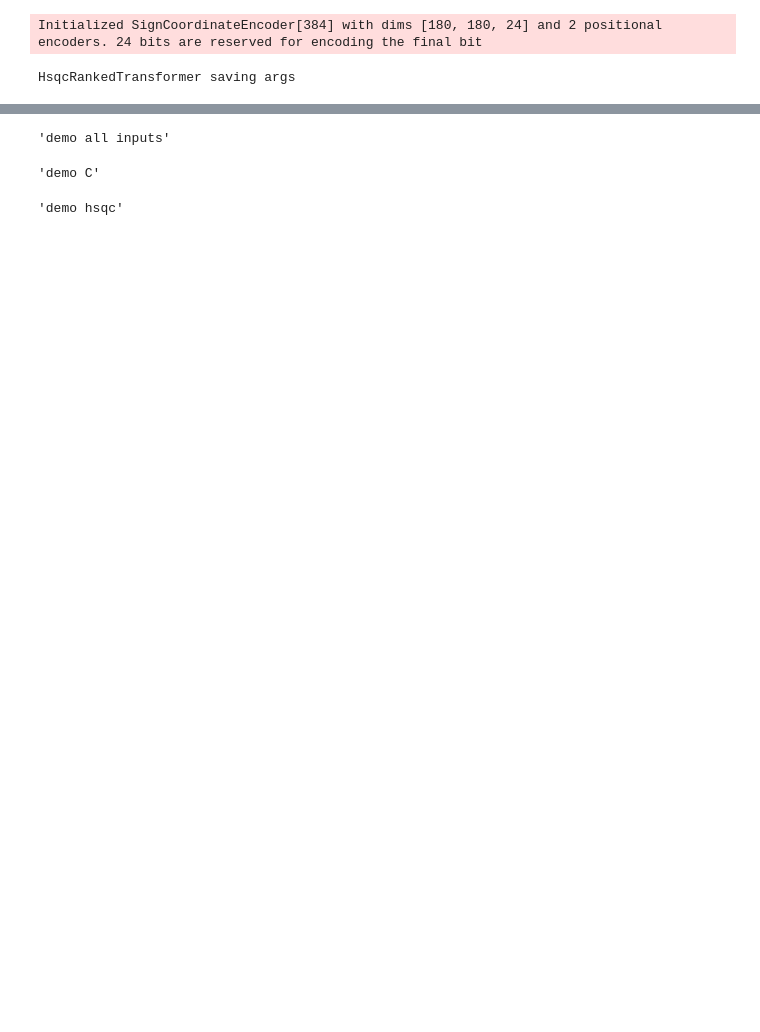
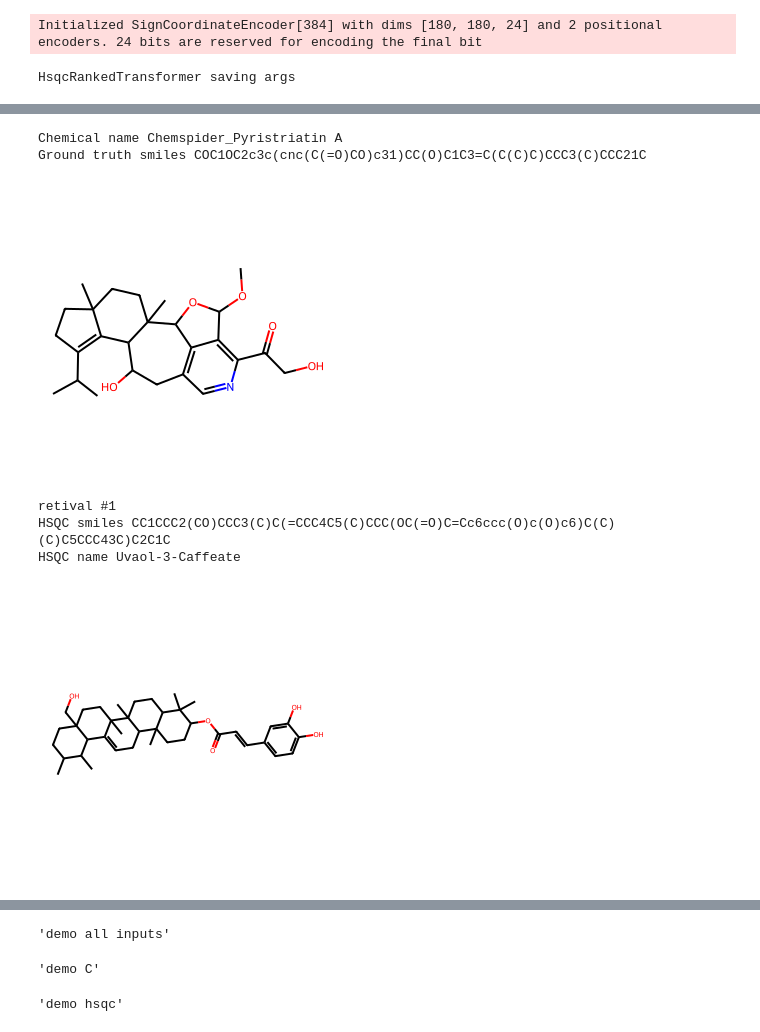
Before and after one commit to xwd0418/Spectre, a Jupyter notebook: inference_demo.ipynb, the cells around one changed output, grey strips where cells are left out. Drawn from its saved outputs; the diff is of its cells as text; code cells hidden in the pictures; blank space fills up the shorter version.

```diff
--- a/inference_demo.ipynb
+++ b/inference_demo.ipynb
@@ -144,0 +177,41 @@ chemical_names_lookup[int(filename.split(".")[0])]
+# %%
+'''for a single model, show top-5'''
+
+for  which_compound in [5]:
+
+
+
+    for idx, batch in enumerate(loader_only_hsqc):
+        if idx < which_compound:
+            continue
+        inputs, (smiles_chemical_name) = batch
+
+        batch[0] = batch[0].to("cuda")
+        topk_idx = model.predict_step(batch, idx, dataloader_idx=3)
+        break
+
+    # ground truth
+    smiles, names = zip(*smiles_chemical_name)
+    mol = Chem.MolFromSmiles(smiles[0])
+    print(f"Chemical name {names[0]}")
+    print(f"Ground truth smiles {smiles[0]}")
+    img = Draw.MolToImage(mol)
+    img.show()
+
+
+    for topk in range(1):
+        pred_smile, pred_name = smiles_and_names[topk_idx[topk][0]]
+        mol = Chem.MolFromSmiles(pred_smile)
+        print(f"retival #{topk+1}")
+        print(f"HSQC smiles {pred_smile}")
+        print(f"HSQC name {pred_name}")
+        img = Draw.MolToImage(mol)
+        img.show()
+# %% [output]
+Chemical name Chemspider_Pyristriatin A
+Ground truth smiles COC1OC2c3c(cnc(C(=O)CO)c31)CC(O)C1C3=C(C(C)C)CCC3(C)CCC21C
+[figure, added]
+retival #1
+HSQC smiles CC1CCC2(CO)CCC3(C)C(=CCC4C5(C)CCC(OC(=O)C=Cc6ccc(O)c(O)c6)C(C)(C)C5CCC43C)C2C1C
+HSQC name Uvaol-3-Caffeate
+[figure, added]
```
Also changed, not shown: parts of 14 cells of this notebook, 12 other files.
